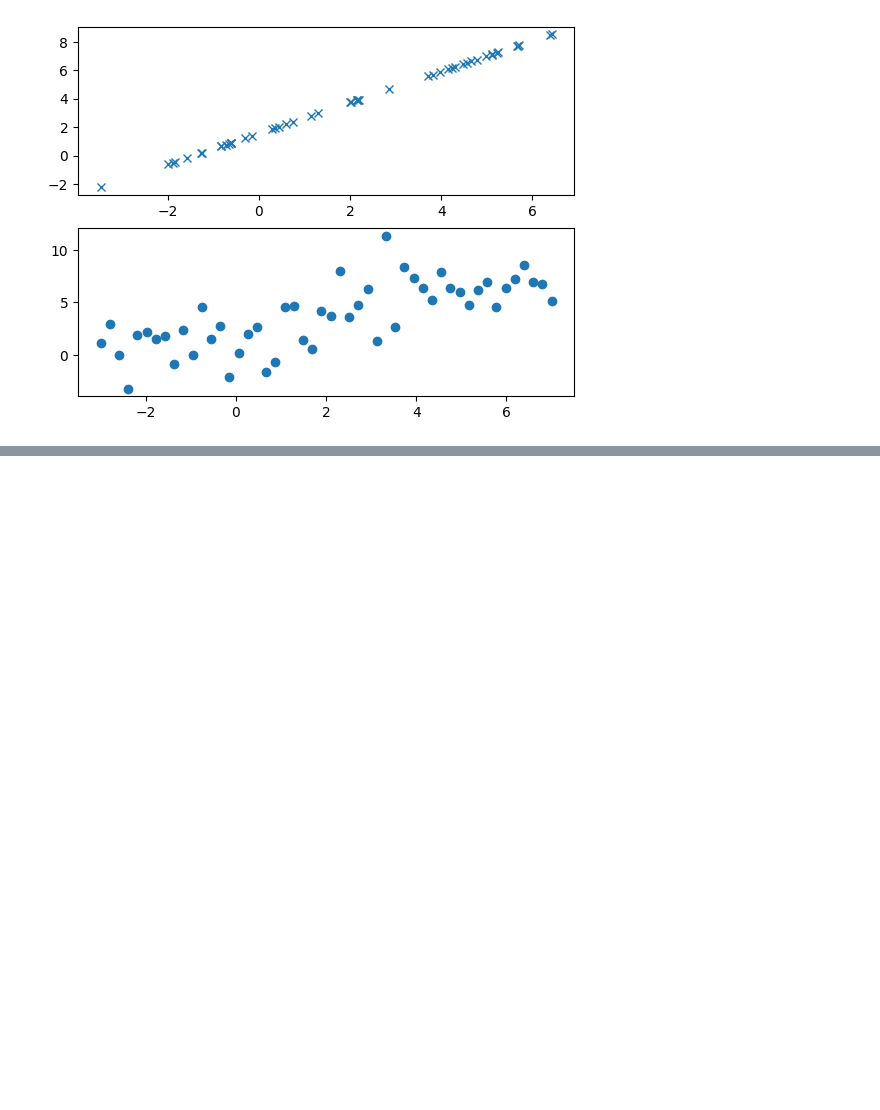
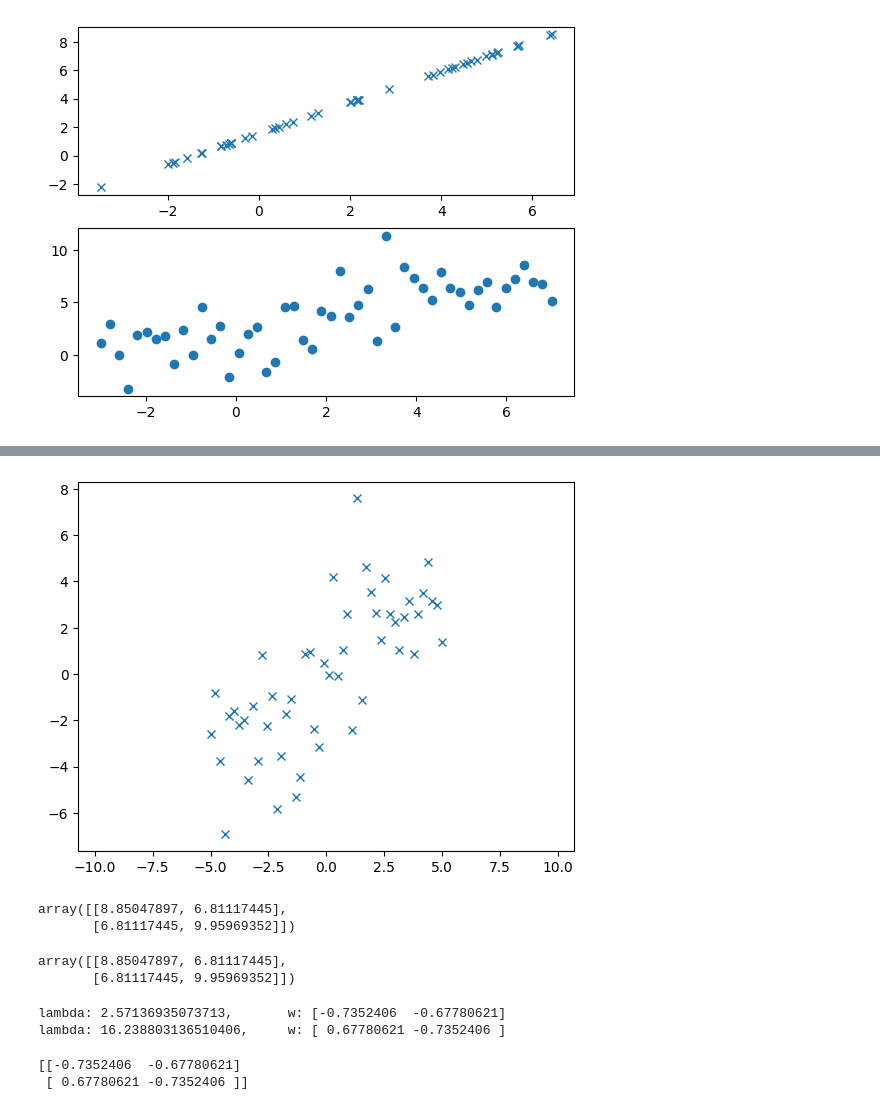
Before and after one commit to hik023/data_science_training, a Jupyter notebook: neural/dimensionality_reduction/PCA.ipynb, the cells around one changed output, grey strips where cells are left out. Drawn from its saved outputs; the diff is of its cells as text; code cells hidden in the pictures; blank space fills up the shorter version.

```diff
--- a/neural/dimensionality_reduction/PCA.ipynb
+++ b/neural/dimensionality_reduction/PCA.ipynb
@@ -58,0 +67,22 @@ plt.show()
+# %%
+mean_val = X.mean(axis=0)
+N = X.shape[0]
+# center dataset
+X_centered = X.copy() - mean_val
+
+plt.plot(X_centered[:, 0], X_centered[:, 1], "x")
+plt.axis("equal")
+plt.show()
+# %% [output]
+[figure, added]
+# %%
+X_cov = X_centered.T.dot(X_centered) / (N-1)
+X_cov
+# %% [output]
+array([[8.85047897, 6.81117445],
+       [6.81117445, 9.95969352]])
+# %%
+np.cov(X_centered, rowvar=0)
+# %% [output]
+array([[8.85047897, 6.81117445],
+       [6.81117445, 9.95969352]])
@@ -58,0 +91,12 @@ plt.show()
+# %%
+eigen_values, eigen_vectors = linalg.eig(X_cov)
+
+print("\n".join([f"lambda: {eigen_values[i]},\tw: {eigen_vectors[i]}" for i in range(eigen_values.size)]))
+# %% [output]
+lambda: 2.57136935073713,       w: [-0.7352406  -0.67780621]
+lambda: 16.238803136510406,     w: [ 0.67780621 -0.7352406 ]
+# %%
+print(eigen_vectors)
+# %% [output]
+[[-0.7352406  -0.67780621]
+ [ 0.67780621 -0.7352406 ]]
```
Also changed, not shown: parts of 6 cells of this notebook, 4 other files.
